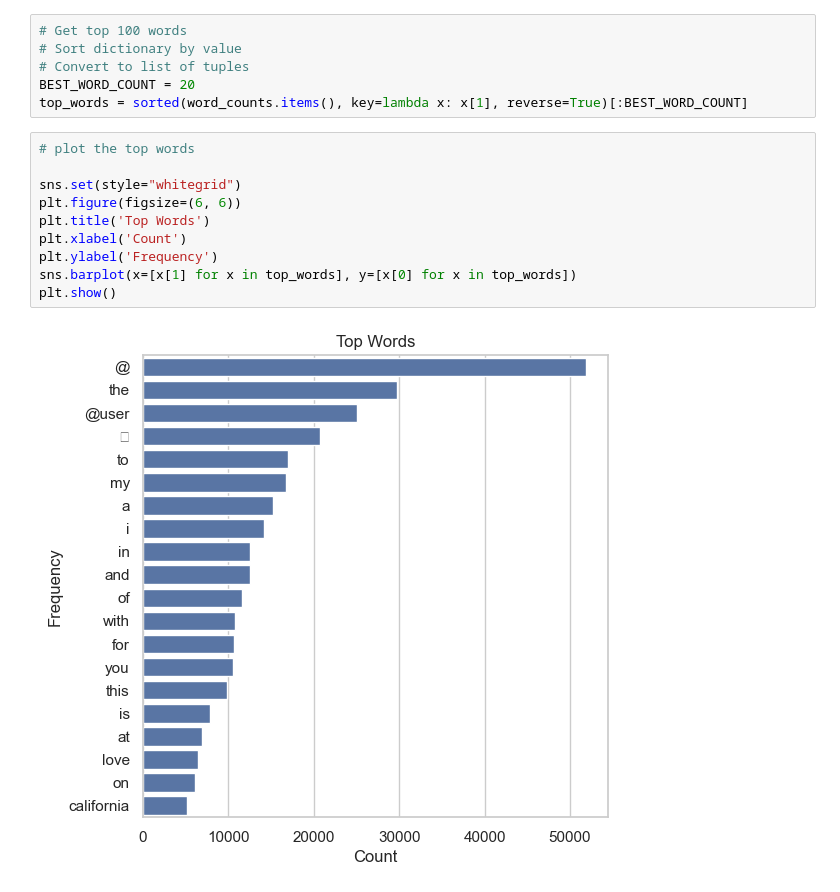
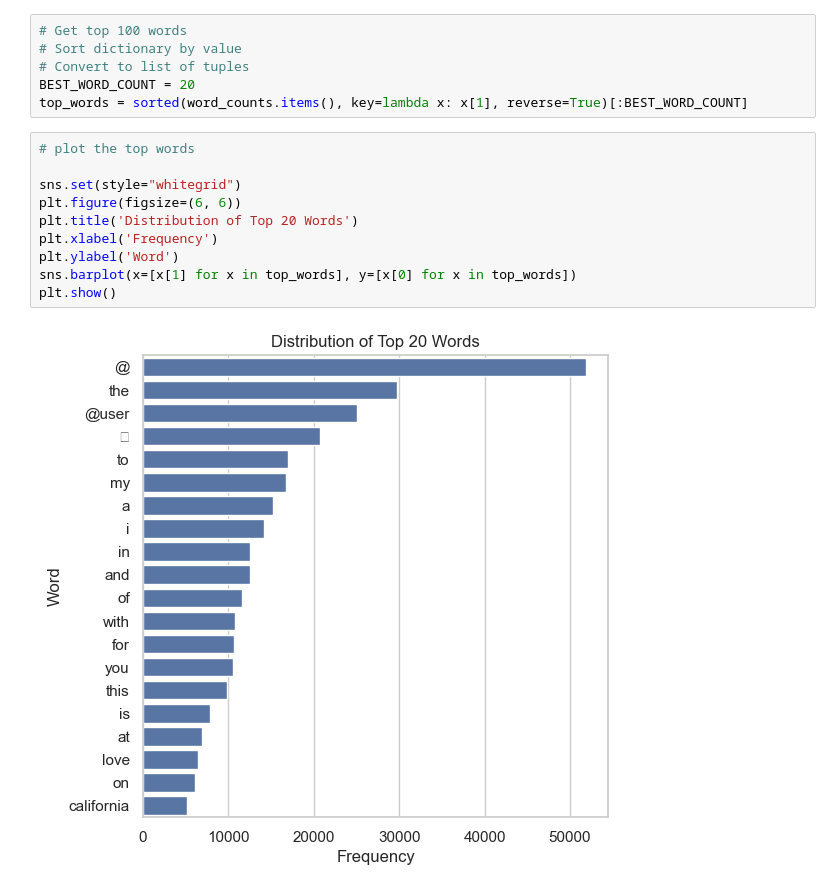
Before and after one commit to nomomon/text-2-emoji, a Jupyter notebook: notebooks/exploration.ipynb, the cells around one changed output. Saved outputs shown, nothing was run; the diff lists cells and outputs as text.

```diff
--- a/notebooks/exploration.ipynb
+++ b/notebooks/exploration.ipynb
@@ -83,12 +94,12 @@ top_words = sorted(word_counts.items(), key=lambda x: x[1], reverse=True)[:BEST_
 # %%
 # plot the top words
 
 sns.set(style="whitegrid")
 plt.figure(figsize=(6, 6))
-plt.title('Top Words')
-plt.xlabel('Count')
-plt.ylabel('Frequency')
+plt.title('Distribution of Top 20 Words')
+plt.xlabel('Frequency')
+plt.ylabel('Word')
 sns.barplot(x=[x[1] for x in top_words], y=[x[0] for x in top_words])
 plt.show()
 # %% [output]
-[figure, old version]
+[figure, new version]
```
Also changed, not shown: parts of 14 cells of this notebook, 1 other file.
